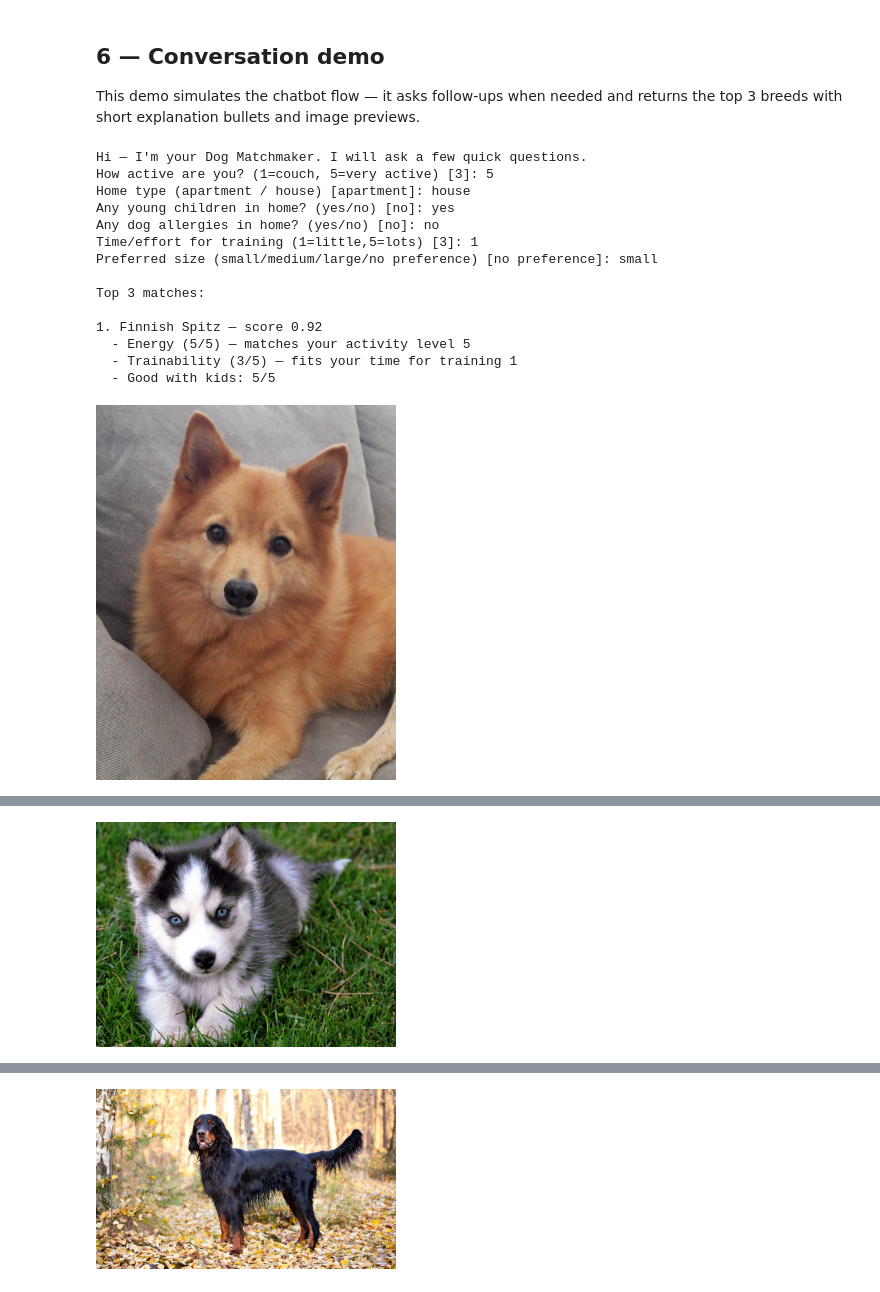
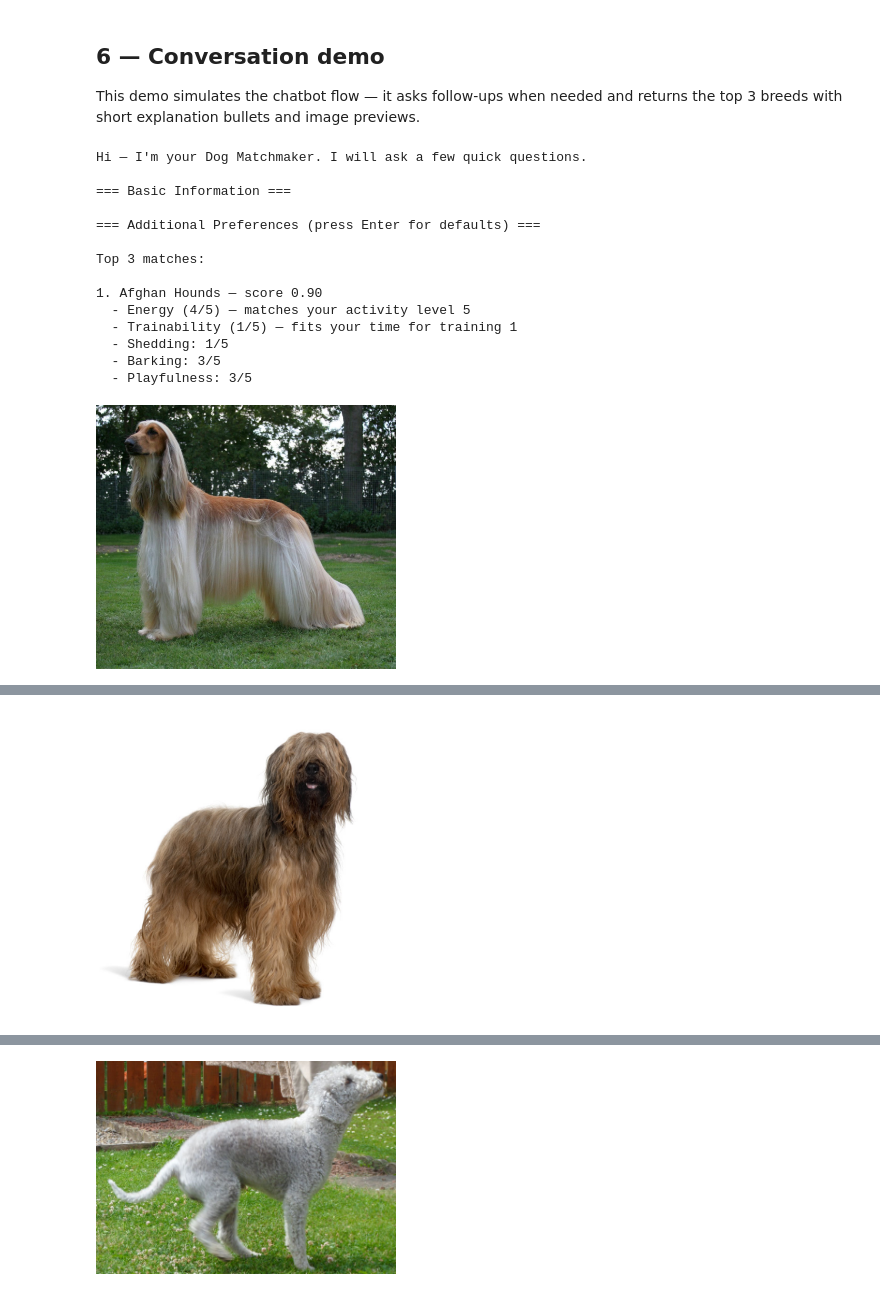
Before and after one commit to baraalsedih/dog_matchmaker, a Jupyter notebook: workspace.ipynb, the cells around one changed output, grey strips where cells are left out. Drawn from its saved outputs; the diff is of its cells as text; code cells hidden in the pictures.

```diff
--- a/workspace.ipynb
+++ b/workspace.ipynb
@@ -335,10 +743,17 @@ def explain_match(row, prefs):
         reasons.append(f"Good with kids: {int(row.get('good_with_kids',3))}/5")
     if prefs.get('allergies'):
         reasons.append('Low shedding / hypoallergenic' if row.get('hypoallergenic') else 'Not hypoallergenic — may shed')
+    if 'shedding' in row:
+        reasons.append(f"Shedding: {int(row.get('shedding',3))}/5")
+    if 'barking' in row:
+        reasons.append(f"Barking: {int(row.get('barking',3))}/5")
+    if 'playfulness' in row:
+        reasons.append(f"Playfulness: {int(row.get('playfulness',3))}/5")
     return reasons
 
 def notebook_chat_demo(df):
     print("Hi — I'm your Dog Matchmaker. I will ask a few quick questions.")
+    print("\n=== Basic Information ===")
     activity = input('How active are you? (1=couch, 5=very active) [3]: ') or '3'
     try: activity = max(1, min(5, int(activity)))
     except: activity = 3
@@ -349,6 +764,36 @@ def notebook_chat_demo(df):
     try: time_train = max(1, min(5, int(time_train)))
     except: time_train = 3
     size_pref = input('Preferred size (small/medium/large/no preference) [no preference]: ').strip().lower() or 'no preference'
+    other_dogs = input('Do you have other dogs? (yes/no) [no]: ').strip().lower() in ['yes','y']
+
+    print("\n=== Additional Preferences (press Enter for defaults) ===")
+    shedding_tolerance = input('Shedding tolerance (1=low, 5=high) [3]: ') or '3'
+    try: shedding_tolerance = max(1, min(5, int(shedding_tolerance)))
+    except: shedding_tolerance = 3
+
+    grooming_tolerance = input('Grooming maintenance (1=low, 5=high) [3]: ') or '3'
+    try: grooming_tolerance = max(1, min(5, int(grooming_tolerance)))
+    except: grooming_tolerance = 3
+
+    barking_tolerance = input('Barking tolerance (1=quiet preferred, 5=ok with barking) [3]: ') or '3'
+    try: barking_tolerance = max(1, min(5, int(barking_tolerance)))
+    except: barking_tolerance = 3
+
+    playfulness_pref = input('Playfulness preference (1=calm, 5=very playful) [3]: ') or '3'
+    try: playfulness_pref = max(1, min(5, int(playfulness_pref)))
+    except: playfulness_pref = 3
+
+    affection_pref = input('Affection level (1=independent, 5=very affectionate) [3]: ') or '3'
+    try: affection_pref = max(1, min(5, int(affection_pref)))
+    except: affection_pref = 3
+
+    openness_pref = input('Openness to strangers (1=protective, 5=friendly) [3]: ') or '3'
+    try: openness_pref = max(1, min(5, int(openness_pref)))
+    except: openness_pref = 3
+
+    mental_stimulation = input('Mental stimulation needs (1=low, 5=high) [3]: ') or '3'
+    try: mental_stimulation = max(1, min(5, int(mental_stimulation)))
+    except: mental_stimulation = 3
 
     prefs = {
         'activity_level': activity,
@@ -356,7 +801,15 @@ def notebook_chat_demo(df):
         'children': children,
         'allergies': allergies,
         'time_for_training': time_train,
-        'size_pref': None if size_pref in ['no','no preference'] else size_pref
+        'size_pref': None if size_pref in ['no','no preference'] else size_pref,
+        'shedding_tolerance': shedding_tolerance,
+        'grooming_tolerance': grooming_tolerance,
+        'barking_tolerance': barking_tolerance,
+        'playfulness_pref': playfulness_pref,
+        'affection_pref': affection_pref,
+        'other_dogs': other_dogs,
+        'openness_pref': openness_pref,
+        'mental_stimulation': mental_stimulation
     }
 
     results = top_k_matches(df, prefs, k=3)
@@ -369,43 +822,46 @@ def notebook_chat_demo(df):
 
         # image preview if mapping present
         img_path = None
         if MAPPING_JSON.exists():
             mp = json.load(open(MAPPING_JSON, encoding='utf8'))
             folder = mp.get(row['breed'], normalize_for_folder(row['breed']))
             p = IMAGES_DIR / folder
             if p.exists():
-                imgs = sorted(p.glob('*.jpg')) + sorted(p.glob('*.jpeg')) + sorted(p.glob('*.png'))
+                # Check for images with case-insensitive matching
+                imgs = (sorted(p.glob('*.jpg')) + sorted(p.glob('*.jpeg')) + sorted(p.glob('*.png')) +
+                       sorted(p.glob('*.JPG')) + sorted(p.glob('*.JPEG')) + sorted(p.glob('*.PNG')))
                 if imgs:
                     img_path = imgs[0]
         else:
             # try direct normalized folder
             p = IMAGES_DIR / normalize_for_folder(row['breed'])
             if p.exists():
-                imgs = sorted(p.glob('*.jpg')) + sorted(p.glob('*.jpeg')) + sorted(p.glob('*.png'))
+                imgs = (sorted(p.glob('*.jpg')) + sorted(p.glob('*.jpeg')) + sorted(p.glob('*.png')) +
+                       sorted(p.glob('*.JPG')) + sorted(p.glob('*.JPEG')) + sorted(p.glob('*.PNG')))
                 if imgs:
                     img_path = imgs[0]
 
         # display image inline
         if img_path:
             display(Image(filename=img_path, width=300))
 
     return results
 
 # To run interactive demo, uncomment and call:
 notebook_chat_demo(breeds_df)
 # %% [output]
 Hi — I'm your Dog Matchmaker. I will ask a few quick questions.
-How active are you? (1=couch, 5=very active) [3]: 5
-Home type (apartment / house) [apartment]: house
-Any young children in home? (yes/no) [no]: yes
-Any dog allergies in home? (yes/no) [no]: no
-Time/effort for training (1=little,5=lots) [3]: 1
-Preferred size (small/medium/large/no preference) [no preference]: small
+
+=== Basic Information ===
+
+=== Additional Preferences (press Enter for defaults) ===
 
 Top 3 matches:
 
-1. Finnish Spitz — score 0.92
-  - Energy (5/5) — matches your activity level 5
-  - Trainability (3/5) — fits your time for training 1
-  - Good with kids: 5/5
+1. Afghan Hounds — score 0.90
+  - Energy (4/5) — matches your activity level 5
+  - Trainability (1/5) — fits your time for training 1
+  - Shedding: 1/5
+  - Barking: 3/5
+  - Playfulness: 3/5
-[figure, old version]
+[figure, new version]
@@ -416 +874 @@ Top 3 matches:
-[figure, old version]
+[figure, new version]
@@ -421 +881 @@ Top 3 matches:
-[figure, old version]
+[figure, new version]
```
Also changed, not shown: parts of 15 cells of this notebook, 3 other files.
